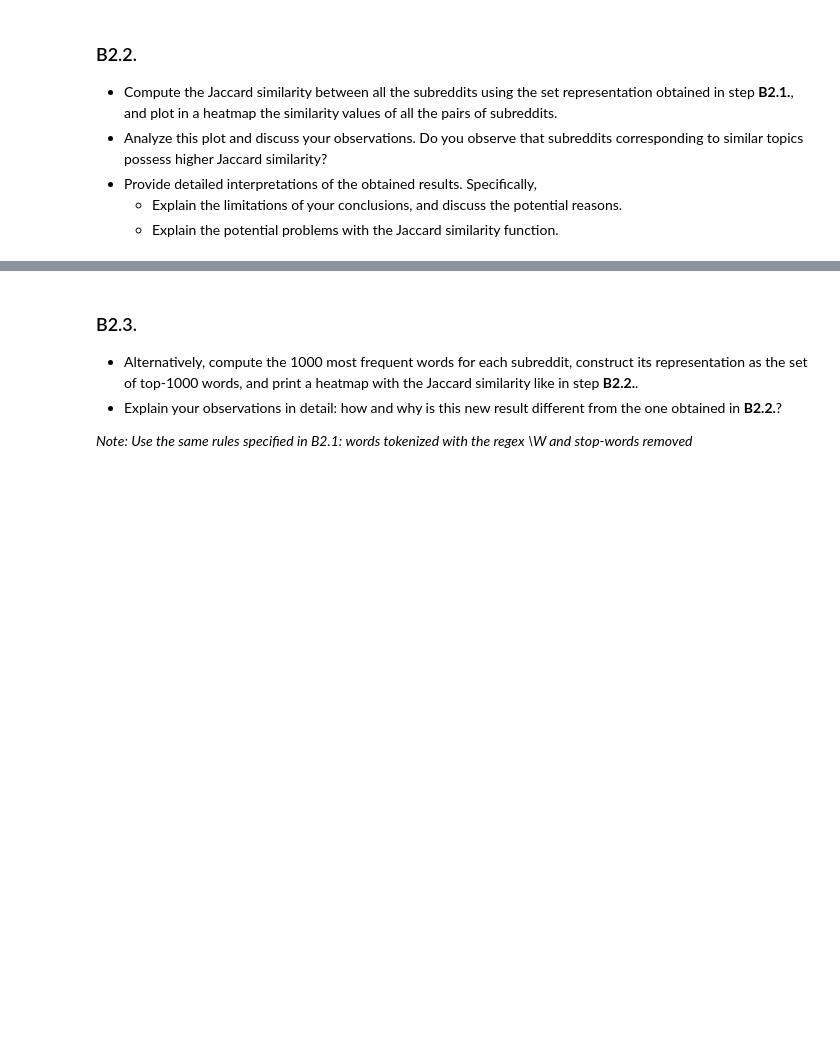
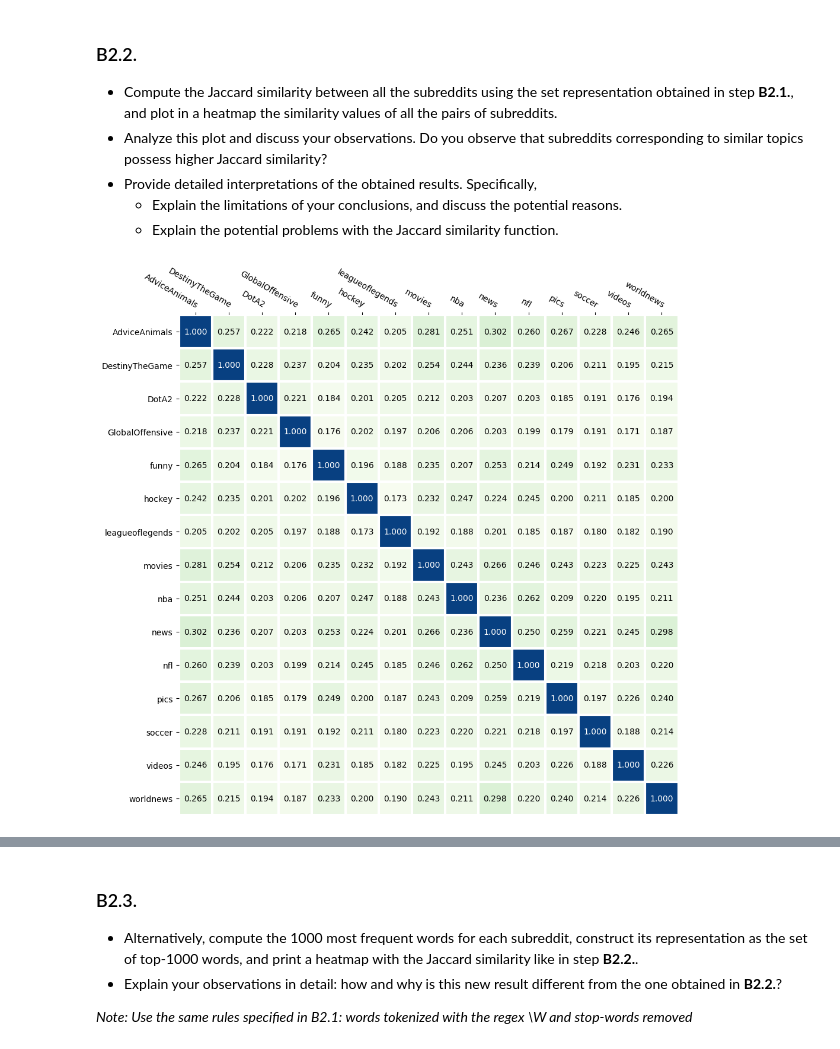
Before and after one commit to sevesoletizia/ADA, a Jupyter notebook: Exercises/10 - Scaling up/ScalingUp_Exercises SOL LETI.ipynb, the cells around one changed output, grey strips where cells are left out. Cells and saved outputs as stored; diff of their text form; code cells hidden in the pictures; blank space fills up the shorter version.

Commit message:
010 -  SOL LETI COMPLETE

```diff
--- a/Exercises/10 - Scaling up/ScalingUp_Exercises SOL LETI.ipynb
+++ b/Exercises/10 - Scaling up/ScalingUp_Exercises SOL LETI.ipynb
@@ -287,0 +309,15 @@ PySparkTypeError: [NOT_ITERABLE] Column is not iterable.
+# %%
+# (3) Compute the 50k most frequent words across all subreddits
+all_words = df_withtokens.select(explode("WnoSW").alias("word"))
+# explode from id | WnoSW
+#               1 | [Hello, Leti]
+#
+# become       id | word
+#               1 | Hello
+#               1 | Leti
+
+# all_words.show()
+top50k = all_words.groupBy('word')\
+                  .agg(count('*').alias('tot')).limit(50000)\
+                  .sort(desc('tot'))
+top50k.show()
@@ -287,0 +342,5 @@ PySparkTypeError: [NOT_ITERABLE] Column is not iterable.
+# %%
+# (4) Number of word in top50k per Subreddit
+# all word df with the info related to the subreddit
+all_words_sub = df_withtokens.select('subreddit', explode("WnoSW").alias("word")).distinct()
+all_words_sub.show()
@@ -287,0 +365,7 @@ PySparkTypeError: [NOT_ITERABLE] Column is not iterable.
+# %%
+top_words_list = [row.word for row in top50k.collect()]
+sub_words_top50k = all_words_sub.filter(col("word").isin(top_words_list))
+
+subred = sub_words_top50k.groupBy('subreddit')\
+                        .agg(collect_set("word").alias('word'))
+subred.show(5)
@@ -292,3 +387,14 @@ PySparkTypeError: [NOT_ITERABLE] Column is not iterable.
 * Provide detailed interpretations of the obtained results. Specifically,
     - Explain the limitations of your conclusions, and discuss the potential reasons.
     - Explain the potential problems with the Jaccard similarity function.
+# %%
+similarities = []
+for sr1 in subred.collect():
+    for sr2 in subred.collect():
+        similarities.append([sr1['subreddit'],sr2['subreddit'],jaccard_similarity(sr1['word'],sr2['word'])])
+
+from hw2_utils import plot_heatmap
+sim_mtx_word = pd.DataFrame(similarities).pivot(index=0,columns=1,values=2)
+plot_heatmap(sim_mtx_word)
+# %% [output]
+[figure, added]
```
Also changed, not shown: parts of 15 cells of this notebook.
